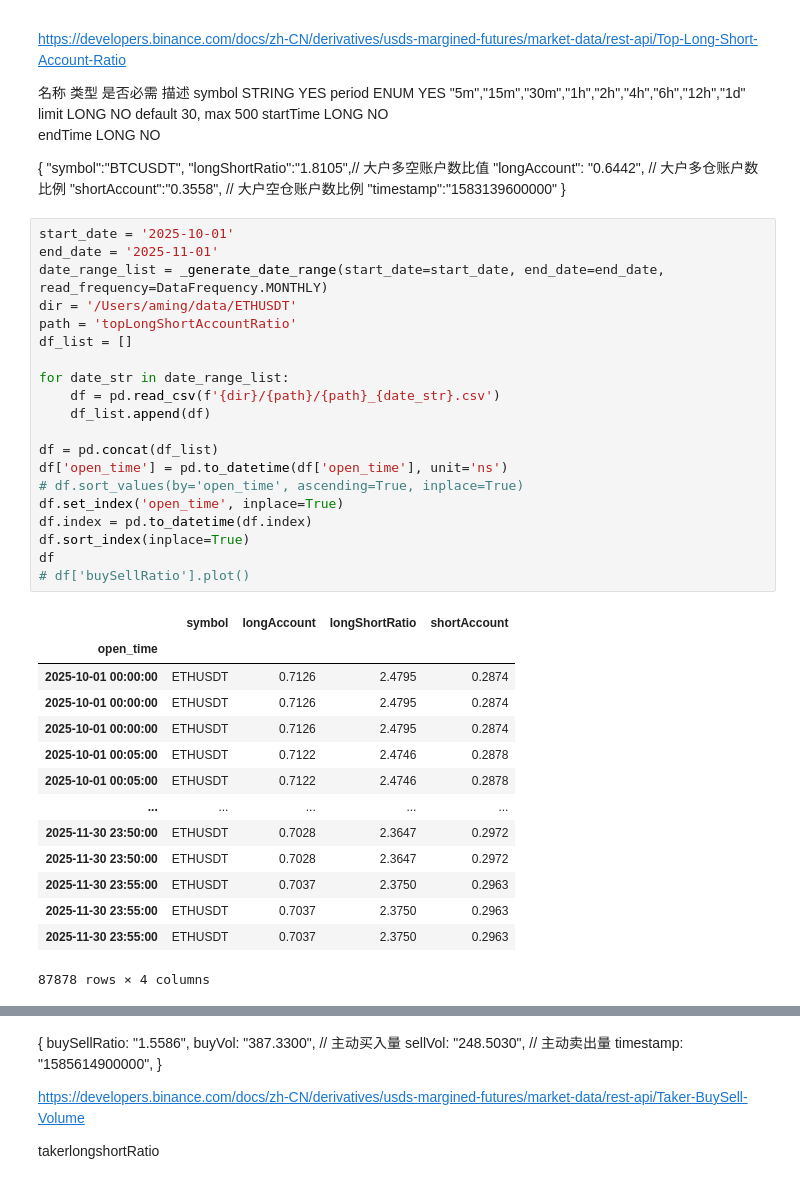
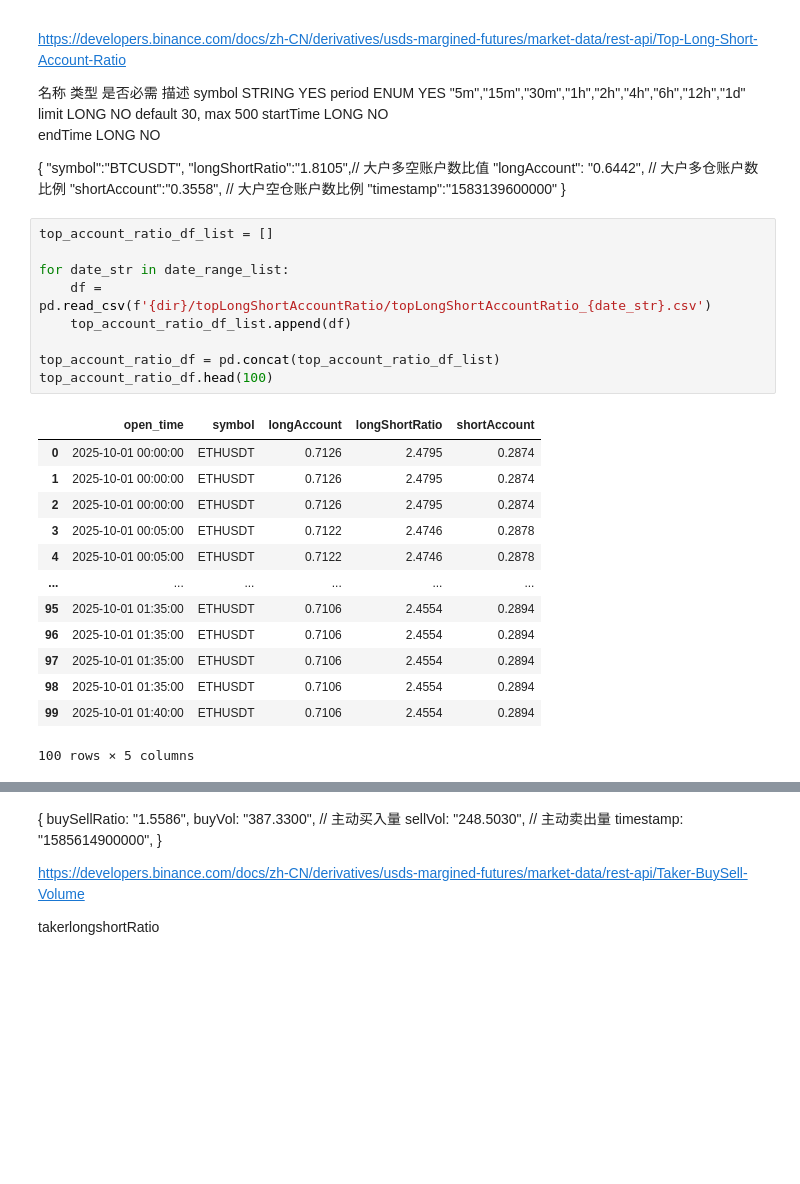
Before and after one commit to aamingaa/crypto-workstation-v2, a Jupyter notebook: deal_data.ipynb, the cells around one changed output, grey strips where cells are left out. Cells and saved outputs as stored; diff of their text form; blank space fills up the shorter version.

```diff
--- a/deal_data.ipynb
+++ b/deal_data.ipynb
@@ -377,37 +336,25 @@ endTime	LONG	NO
 	      "timestamp":"1583139600000"
     }
 # %%
-start_date = '2025-10-01'
-end_date = '2025-11-01'
-date_range_list = _generate_date_range(start_date=start_date, end_date=end_date, read_frequency=DataFrequency.MONTHLY)
-dir = '/Users/aming/data/ETHUSDT'
-path = 'topLongShortAccountRatio'
-df_list = []
+top_account_ratio_df_list = []
 
 for date_str in date_range_list:
-    df = pd.read_csv(f'{dir}/{path}/{path}_{date_str}.csv')
-    df_list.append(df)
+    df = pd.read_csv(f'{dir}/topLongShortAccountRatio/topLongShortAccountRatio_{date_str}.csv')
+    top_account_ratio_df_list.append(df)
 
-df = pd.concat(df_list)
-df['open_time'] = pd.to_datetime(df['open_time'], unit='ns')
-# df.sort_values(by='open_time', ascending=True, inplace=True)
-df.set_index('open_time', inplace=True)
-df.index = pd.to_datetime(df.index)
-df.sort_index(inplace=True)
-df
-# df['buySellRatio'].plot()
+top_account_ratio_df = pd.concat(top_account_ratio_df_list)
+top_account_ratio_df.head(100)
 # %% [output]
-|  | symbol | longAccount | longShortRatio | shortAccount |
-| open_time |  |  |  |  |
-| 2025-10-01 00:00:00 | ETHUSDT | 0.7126 | 2.4795 | 0.2874 |
-| 2025-10-01 00:00:00 | ETHUSDT | 0.7126 | 2.4795 | 0.2874 |
-| 2025-10-01 00:00:00 | ETHUSDT | 0.7126 | 2.4795 | 0.2874 |
-| 2025-10-01 00:05:00 | ETHUSDT | 0.7122 | 2.4746 | 0.2878 |
-| 2025-10-01 00:05:00 | ETHUSDT | 0.7122 | 2.4746 | 0.2878 |
-| ... | ... | ... | ... | ... |
-| 2025-11-30 23:50:00 | ETHUSDT | 0.7028 | 2.3647 | 0.2972 |
-| 2025-11-30 23:50:00 | ETHUSDT | 0.7028 | 2.3647 | 0.2972 |
-| 2025-11-30 23:55:00 | ETHUSDT | 0.7037 | 2.3750 | 0.2963 |
-| 2025-11-30 23:55:00 | ETHUSDT | 0.7037 | 2.3750 | 0.2963 |
-| 2025-11-30 23:55:00 | ETHUSDT | 0.7037 | 2.3750 | 0.2963 |
+|  | open_time | symbol | longAccount | longShortRatio | shortAccount |
+| 0 | 2025-10-01 00:00:00 | ETHUSDT | 0.7126 | 2.4795 | 0.2874 |
+| 1 | 2025-10-01 00:00:00 | ETHUSDT | 0.7126 | 2.4795 | 0.2874 |
+| 2 | 2025-10-01 00:00:00 | ETHUSDT | 0.7126 | 2.4795 | 0.2874 |
+| 3 | 2025-10-01 00:05:00 | ETHUSDT | 0.7122 | 2.4746 | 0.2878 |
+| 4 | 2025-10-01 00:05:00 | ETHUSDT | 0.7122 | 2.4746 | 0.2878 |
+| ... | ... | ... | ... | ... | ... |
+| 95 | 2025-10-01 01:35:00 | ETHUSDT | 0.7106 | 2.4554 | 0.2894 |
+| 96 | 2025-10-01 01:35:00 | ETHUSDT | 0.7106 | 2.4554 | 0.2894 |
+| 97 | 2025-10-01 01:35:00 | ETHUSDT | 0.7106 | 2.4554 | 0.2894 |
+| 98 | 2025-10-01 01:35:00 | ETHUSDT | 0.7106 | 2.4554 | 0.2894 |
+| 99 | 2025-10-01 01:40:00 | ETHUSDT | 0.7106 | 2.4554 | 0.2894 |
-87878 rows × 4 columns
+100 rows × 5 columns
```
Also changed, not shown: parts of 9 cells of this notebook, 7 other files.
